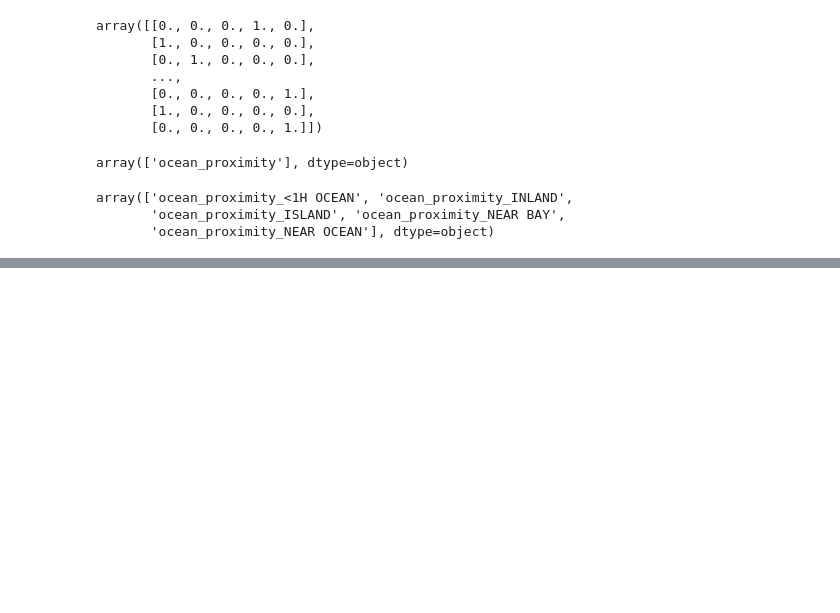
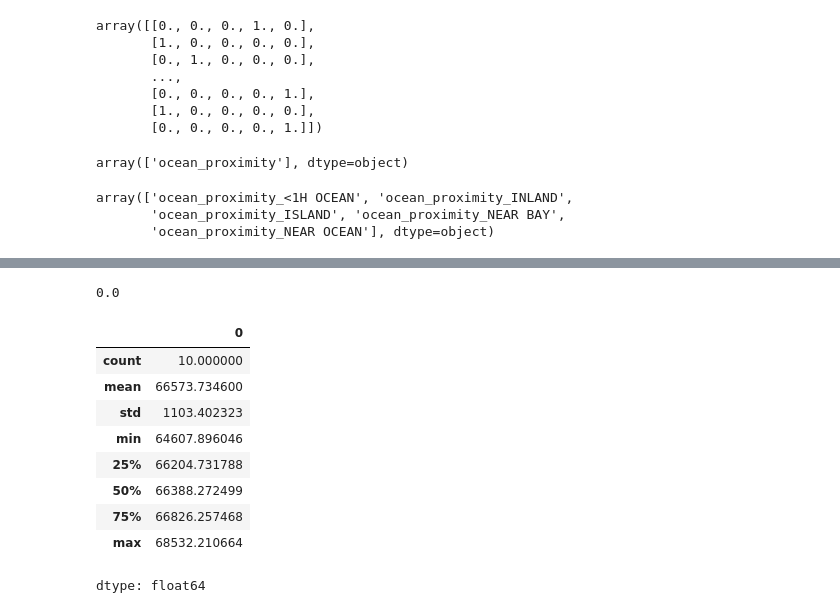
Before and after one commit to Nihil-S-S/HousePrediction, a Jupyter notebook: HousePricePrediction.ipynb, the cells around one changed output, grey strips where cells are left out. Drawn from its saved outputs; the diff is of its cells as text; code cells hidden in the pictures; blank space fills up the shorter version.

```diff
--- a/HousePricePrediction.ipynb
+++ b/HousePricePrediction.ipynb
@@ -347,0 +406,2 @@ num_pipeline = make_pipeline(SimpleImputer(strategy="median"), StandardScaler())
+# %%
+housing_prepared = preprocessing.fit_transform(housing)
@@ -347,0 +427,4 @@ num_pipeline = make_pipeline(SimpleImputer(strategy="median"), StandardScaler())
+# %%
+from sklearn.linear_model import LinearRegression
+lin_reg = make_pipeline(preprocessing, LinearRegression())
+lin_reg.fit(housing, housing_labels)
@@ -347,0 +495,23 @@ num_pipeline = make_pipeline(SimpleImputer(strategy="median"), StandardScaler())
+# %%
+tree_rmse = mean_squared_error(housing_labels, housing_predictions)
+tree_rmse = np.sqrt(tree_rmse)
+tree_rmse
+# %% [output]
+0.0
+# %%
+from sklearn.model_selection import cross_val_score
+tree_rmses = -cross_val_score(tree_reg, housing, housing_labels,
+scoring="neg_root_mean_squared_error", cv=10)
+# %%
+pd.Series(tree_rmses).describe()
+# %% [output]
+|  | 0 |
+| count | 10.000000 |
+| mean | 66573.734600 |
+| std | 1103.402323 |
+| min | 64607.896046 |
+| 25% | 66204.731788 |
+| 50% | 66388.272499 |
+| 75% | 66826.257468 |
+| max | 68532.210664 |
+dtype: float64
```
Also changed, not shown: parts of 31 cells of this notebook.
